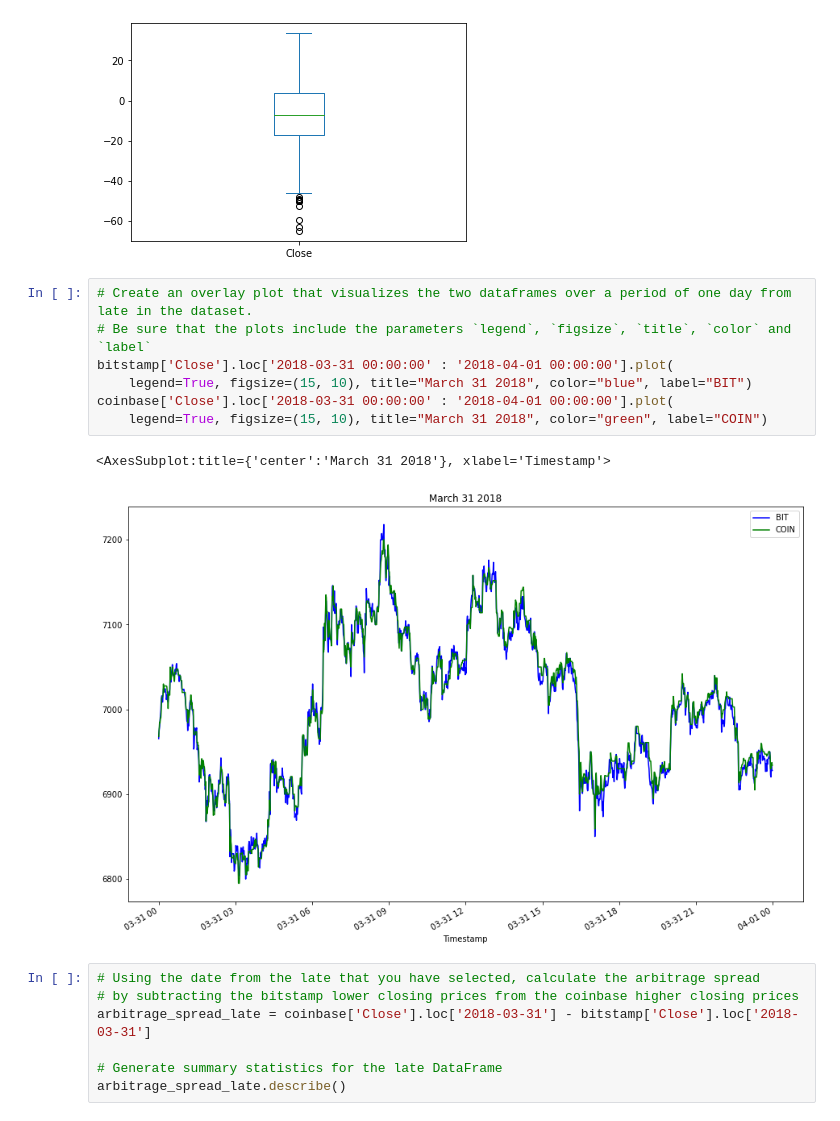
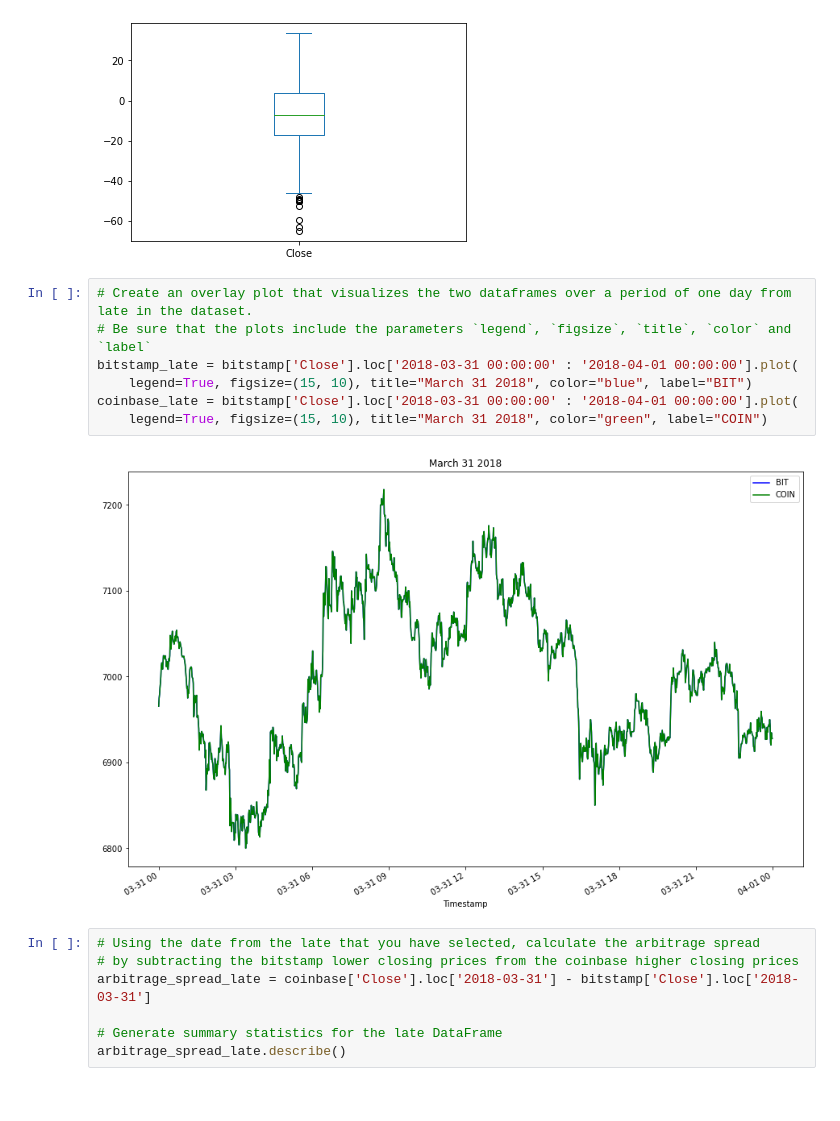
Before and after one commit to Super-Saiyan-Carl/crypto_arbitrage, a Jupyter notebook: crypto_arbitrage.ipynb, the cells around one changed output. Cells and saved outputs as stored; diff of their text form.

```diff
--- a/crypto_arbitrage.ipynb
+++ b/crypto_arbitrage.ipynb
@@ -357,13 +351,12 @@ arbitrage_spread_middle.plot(kind='box')
 # %%
 # Create an overlay plot that visualizes the two dataframes over a period of one day from late in the dataset.
 # Be sure that the plots include the parameters `legend`, `figsize`, `title`, `color` and `label`
-bitstamp['Close'].loc['2018-03-31 00:00:00' : '2018-04-01 00:00:00'].plot(
+bitstamp_late = bitstamp['Close'].loc['2018-03-31 00:00:00' : '2018-04-01 00:00:00'].plot(
     legend=True, figsize=(15, 10), title="March 31 2018", color="blue", label="BIT")
-coinbase['Close'].loc['2018-03-31 00:00:00' : '2018-04-01 00:00:00'].plot(
+coinbase_late = bitstamp['Close'].loc['2018-03-31 00:00:00' : '2018-04-01 00:00:00'].plot(
     legend=True, figsize=(15, 10), title="March 31 2018", color="green", label="COIN")
 # %% [output]
-<AxesSubplot:title={'center':'March 31 2018'}, xlabel='Timestamp'>
-[figure, old version]
+[figure, new version]
 # %%
 # Using the date from the late that you have selected, calculate the arbitrage spread
 # by subtracting the bitstamp lower closing prices from the coinbase higher closing prices
```
Also changed, not shown: parts of 13 cells of this notebook.
